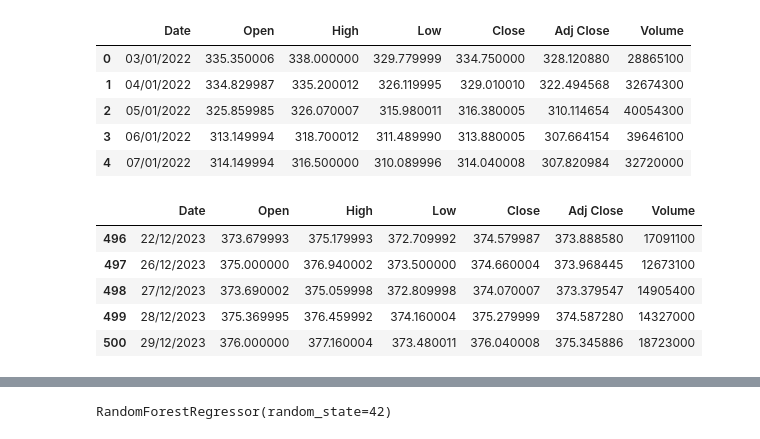
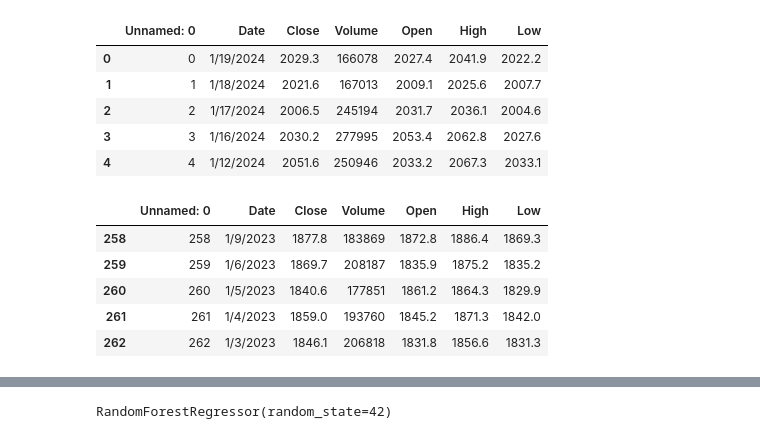
Before and after one commit to dioconnoi/IGP_Project_Stock-PRediction-Using-Machine-Learning-NonMachinelearning-Methods, a Jupyter notebook: IGP_Random_Forest_Regressor.ipynb, the cells around one changed output, grey strips where cells are left out. Cells and saved outputs as stored; diff of their text form; code cells hidden in the pictures.

```diff
--- a/IGP_Random_Forest_Regressor.ipynb
+++ b/IGP_Random_Forest_Regressor.ipynb
@@ -8,14 +8,16 @@ from sklearn.model_selection import train_test_split
 from sklearn.ensemble import RandomForestRegressor
 from sklearn.preprocessing import StandardScaler
 # %%
-data = pd.read_csv('microsoftdata.csv')
+#data = pd.read_csv('microsoftdata.csv')
+#data = pd.read_csv('Tesla_Stock_Updated_V2_2.csv')
+data = pd.read_csv('goldstock_2.csv')
 data = data.rename(columns={'Close(t)':'Close'})
 
 data.head()
 # %% [output]
-|  | Date | Open | High | Low | Close | Adj Close | Volume |
-| 0 | 03/01/2022 | 335.350006 | 338.000000 | 329.779999 | 334.750000 | 328.120880 | 28865100 |
-| 1 | 04/01/2022 | 334.829987 | 335.200012 | 326.119995 | 329.010010 | 322.494568 | 32674300 |
-| 2 | 05/01/2022 | 325.859985 | 326.070007 | 315.980011 | 316.380005 | 310.114654 | 40054300 |
-| 3 | 06/01/2022 | 313.149994 | 318.700012 | 311.489990 | 313.880005 | 307.664154 | 39646100 |
-| 4 | 07/01/2022 | 314.149994 | 316.500000 | 310.089996 | 314.040008 | 307.820984 | 32720000 |
+|  | Unnamed: 0 | Date | Close | Volume | Open | High | Low |
+| 0 | 0 | 1/19/2024 | 2029.3 | 166078 | 2027.4 | 2041.9 | 2022.2 |
+| 1 | 1 | 1/18/2024 | 2021.6 | 167013 | 2009.1 | 2025.6 | 2007.7 |
+| 2 | 2 | 1/17/2024 | 2006.5 | 245194 | 2031.7 | 2036.1 | 2004.6 |
+| 3 | 3 | 1/16/2024 | 2030.2 | 277995 | 2053.4 | 2062.8 | 2027.6 |
+| 4 | 4 | 1/12/2024 | 2051.6 | 250946 | 2033.2 | 2067.3 | 2033.1 |
@@ -22,11 +28,11 @@ data.head()
 # %%
 data.tail(5)
 # %% [output]
-|  | Date | Open | High | Low | Close | Adj Close | Volume |
-| 496 | 22/12/2023 | 373.679993 | 375.179993 | 372.709992 | 374.579987 | 373.888580 | 17091100 |
-| 497 | 26/12/2023 | 375.000000 | 376.940002 | 373.500000 | 374.660004 | 373.968445 | 12673100 |
-| 498 | 27/12/2023 | 373.690002 | 375.059998 | 372.809998 | 374.070007 | 373.379547 | 14905400 |
-| 499 | 28/12/2023 | 375.369995 | 376.459992 | 374.160004 | 375.279999 | 374.587280 | 14327000 |
-| 500 | 29/12/2023 | 376.000000 | 377.160004 | 373.480011 | 376.040008 | 375.345886 | 18723000 |
+|  | Unnamed: 0 | Date | Close | Volume | Open | High | Low |
+| 258 | 258 | 1/9/2023 | 1877.8 | 183869 | 1872.8 | 1886.4 | 1869.3 |
+| 259 | 259 | 1/6/2023 | 1869.7 | 208187 | 1835.9 | 1875.2 | 1835.2 |
+| 260 | 260 | 1/5/2023 | 1840.6 | 177851 | 1861.2 | 1864.3 | 1829.9 |
+| 261 | 261 | 1/4/2023 | 1859.0 | 193760 | 1845.2 | 1871.3 | 1842.0 |
+| 262 | 262 | 1/3/2023 | 1846.1 | 206818 | 1831.8 | 1856.6 | 1831.3 |
 # %%
 # Calculate the 50-day moving average
```
Also changed, not shown: parts of 8 cells of this notebook, 1 other file.
